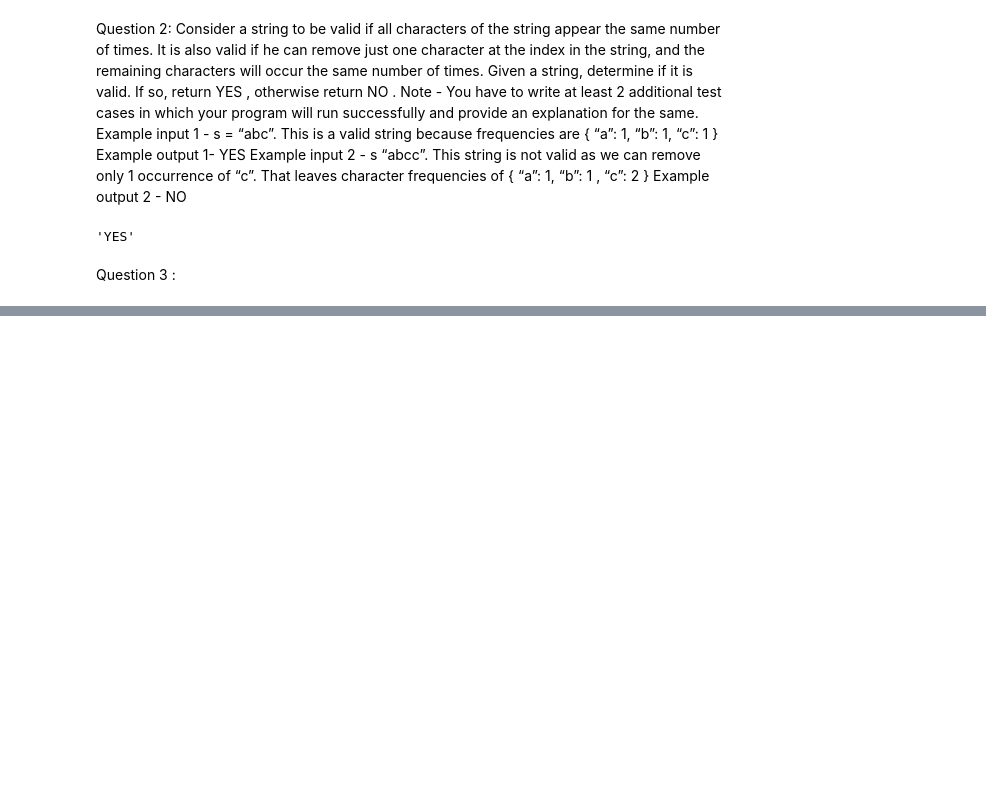
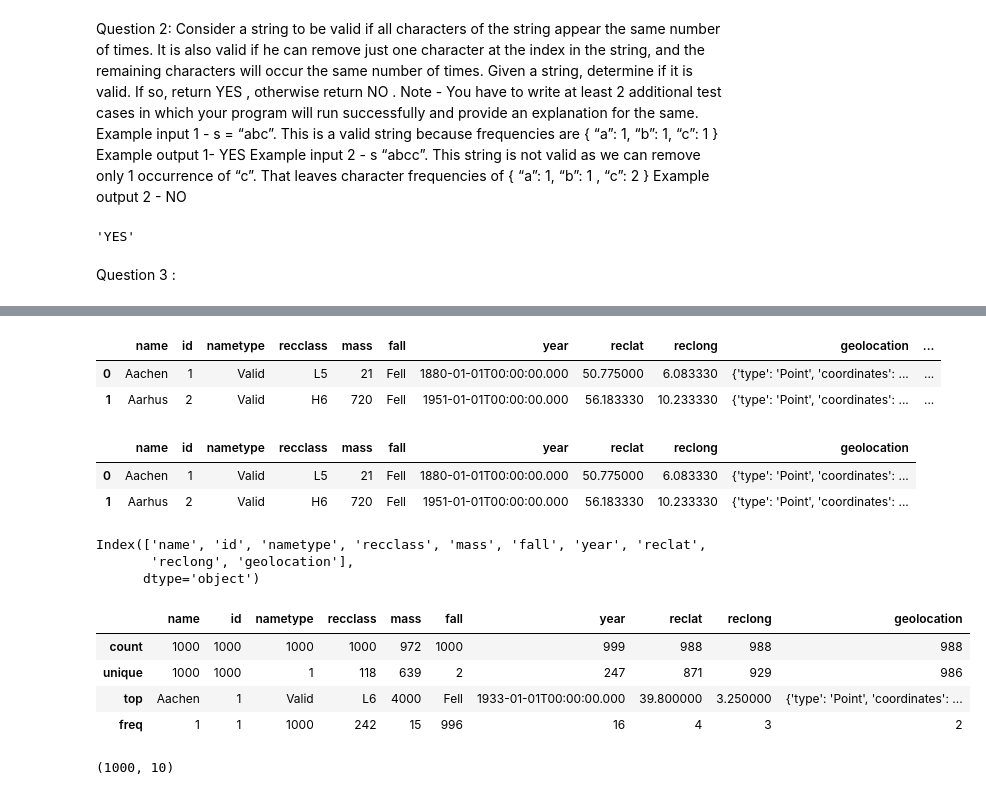
Before and after one commit to palekarprint/data_science_assignment, a Jupyter notebook: data_science_assignment.ipynb, the cells around one changed output, grey strips where cells are left out. Cells and saved outputs as stored; diff of their text form; code cells hidden in the pictures; blank space fills up the shorter version.

```diff
--- a/data_science_assignment.ipynb
+++ b/data_science_assignment.ipynb
@@ -158,0 +179,53 @@ for i in df:
+# %%
+import pandas as pd
+
+# import urllib library
+from urllib.request import urlopen
+
+# import json
+import json
+# store the URL in url as
+# parameter for urlopen
+url = "https://data.nasa.gov/resource/y77d-th95.json"
+
+# store the response of URL
+response = urlopen(url)
+
+# storing the JSON response
+# from url in data
+data_json = json.loads(response.read())
+
+# Convert json data to DataFrame
+df = pd.DataFrame(data_json)
+# %%
+df.head(2)
+# %% [output]
+|  | name | id | nametype | recclass | mass | fall | year | reclat | reclong | geolocation | ... |
+| 0 | Aachen | 1 | Valid | L5 | 21 | Fell | 1880-01-01T00:00:00.000 | 50.775000 | 6.083330 | {'type': 'Point', 'coordinates': ... | ... |
+| 1 | Aarhus | 2 | Valid | H6 | 720 | Fell | 1951-01-01T00:00:00.000 | 56.183330 | 10.233330 | {'type': 'Point', 'coordinates': ... | ... |
+# %%
+df.drop([':@computed_region_cbhk_fwbd', ':@computed_region_nnqa_25f4'], axis=1, inplace=True)
+# %%
+df.head(2)
+# %% [output]
+|  | name | id | nametype | recclass | mass | fall | year | reclat | reclong | geolocation |
+| 0 | Aachen | 1 | Valid | L5 | 21 | Fell | 1880-01-01T00:00:00.000 | 50.775000 | 6.083330 | {'type': 'Point', 'coordinates': ... |
+| 1 | Aarhus | 2 | Valid | H6 | 720 | Fell | 1951-01-01T00:00:00.000 | 56.183330 | 10.233330 | {'type': 'Point', 'coordinates': ... |
+# %%
+df.columns
+# %% [output]
+Index(['name', 'id', 'nametype', 'recclass', 'mass', 'fall', 'year', 'reclat',
+       'reclong', 'geolocation'],
+      dtype='object')
+# %%
+df.describe()
+# %% [output]
+|  | name | id | nametype | recclass | mass | fall | year | reclat | reclong | geolocation |
+| count | 1000 | 1000 | 1000 | 1000 | 972 | 1000 | 999 | 988 | 988 | 988 |
+| unique | 1000 | 1000 | 1 | 118 | 639 | 2 | 247 | 871 | 929 | 986 |
+| top | Aachen | 1 | Valid | L6 | 4000 | Fell | 1933-01-01T00:00:00.000 | 39.800000 | 3.250000 | {'type': 'Point', 'coordinates': ... |
+| freq | 1 | 1 | 1000 | 242 | 15 | 996 | 16 | 4 | 3 | 2 |
+# %%
+df.shape
+# %% [output]
+(1000, 10)
```
Also changed, not shown: parts of 4 cells of this notebook, 1 other file.
